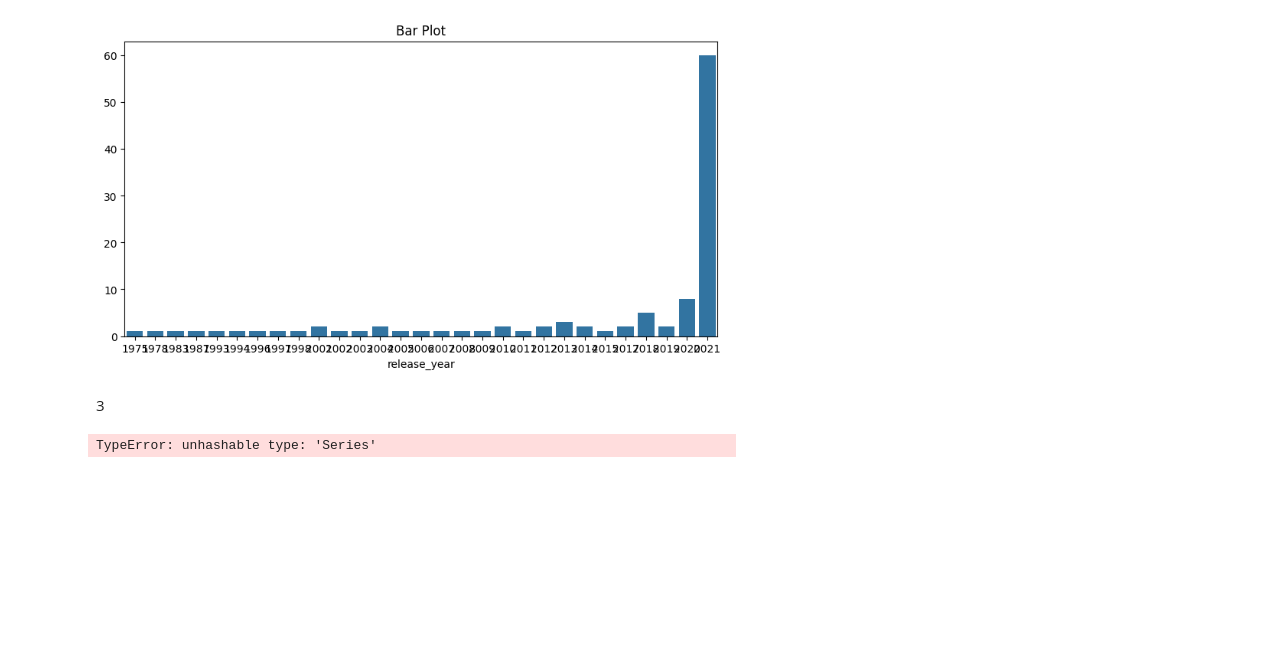
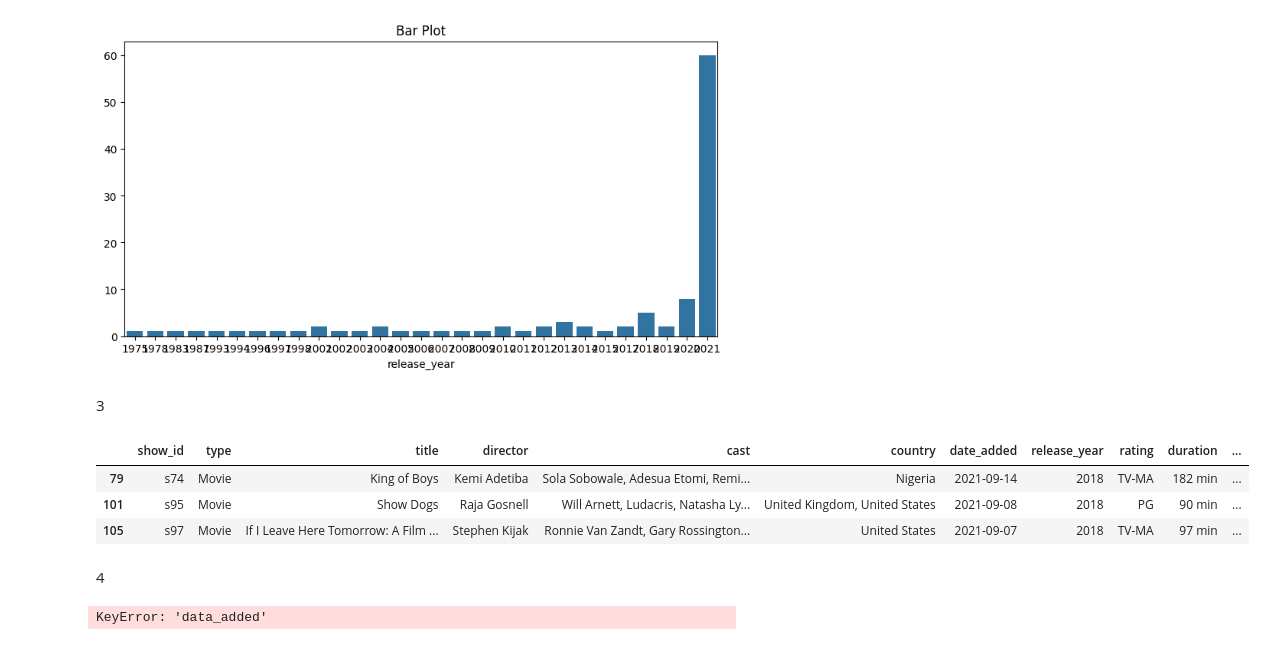
Before and after one commit to williamcolliins/Bootcamp_DataAnalyst, a Jupyter notebook: pertemuan13.ipynb, the cells around one changed output. Cells and saved outputs as stored; diff of their text form; code cells hidden in the pictures; blank space fills up the shorter version.

```diff
--- a/pertemuan13.ipynb
+++ b/pertemuan13.ipynb
@@ -567,7 +567,19 @@ plt.show()
 # %% [markdown]
 3
 # %%
-tahun_2018 = data.loc(data["type"] == "Movie") & [(data["release_year"] == 2018)]
+tahun_2018 = data.loc[(data["type"] == "Movie") & (data["release_year"] == 2018)]
 tahun_2018
 # %% [output]
-TypeError: unhashable type: 'Series'
+|  | show_id | type | title | director | cast | country | date_added | release_year | rating | duration | ... |
+| 79 | s74 | Movie | King of Boys | Kemi Adetiba | Sola Sobowale, Adesua Etomi, Remi... | Nigeria | 2021-09-14 | 2018 | TV-MA | 182 min | ... |
+| 101 | s95 | Movie | Show Dogs | Raja Gosnell | Will Arnett, Ludacris, Natasha Ly... | United Kingdom, United States | 2021-09-08 | 2018 | PG | 90 min | ... |
+| 105 | s97 | Movie | If I Leave Here Tomorrow: A Film ... | Stephen Kijak | Ronnie Van Zandt, Gary Rossington... | United States | 2021-09-07 | 2018 | TV-MA | 97 min | ... |
+# %% [markdown]
+4
+# %%
+data["date_added_month"] = data["data_added"].dt.strftime("%m")
+data["date_added_day"] = data["data_added"].dt.strftime("%d")
+data["date_added_year"] = data["data_added"].dt.strftime("%y")
+data
+# %% [output]
+KeyError: 'data_added'
```
